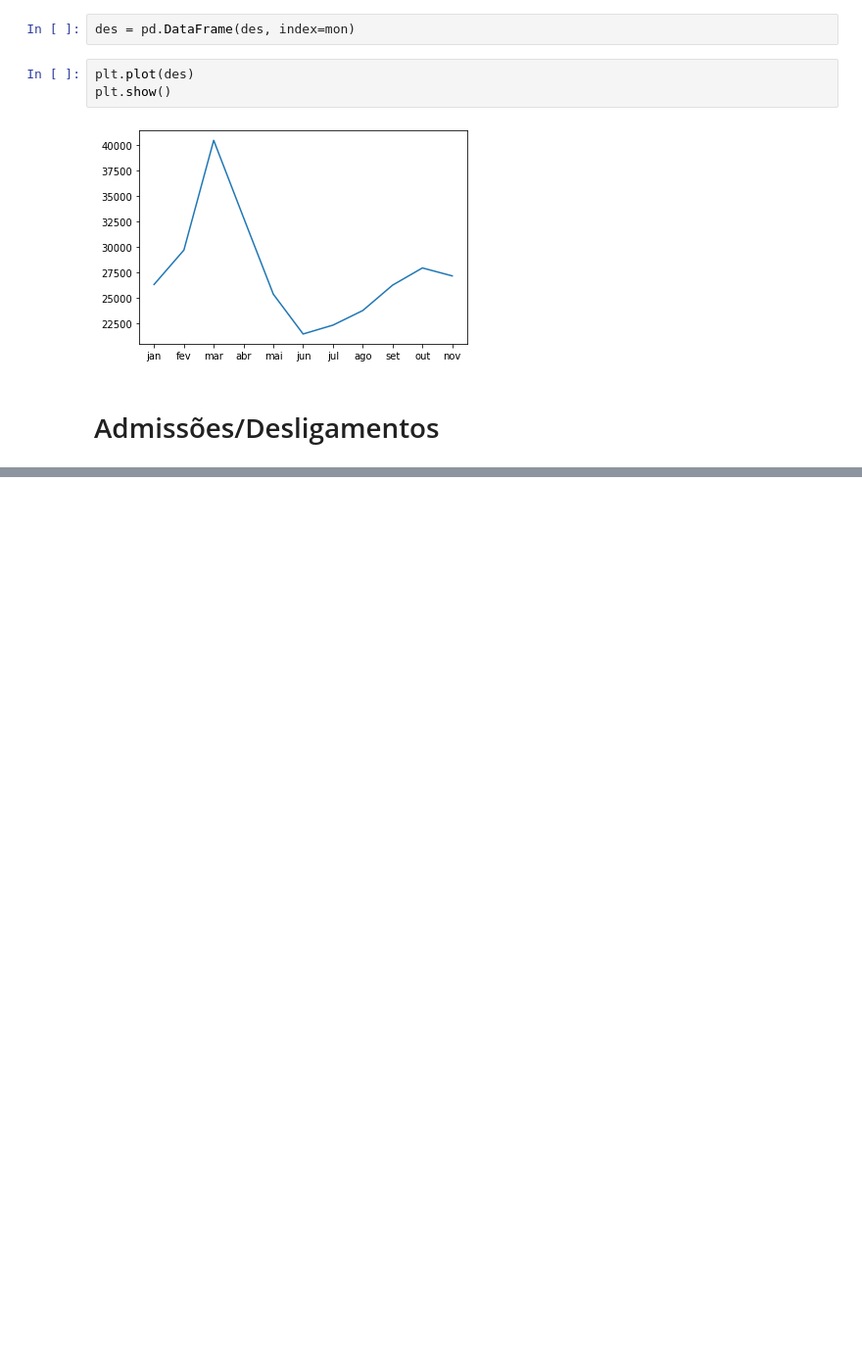
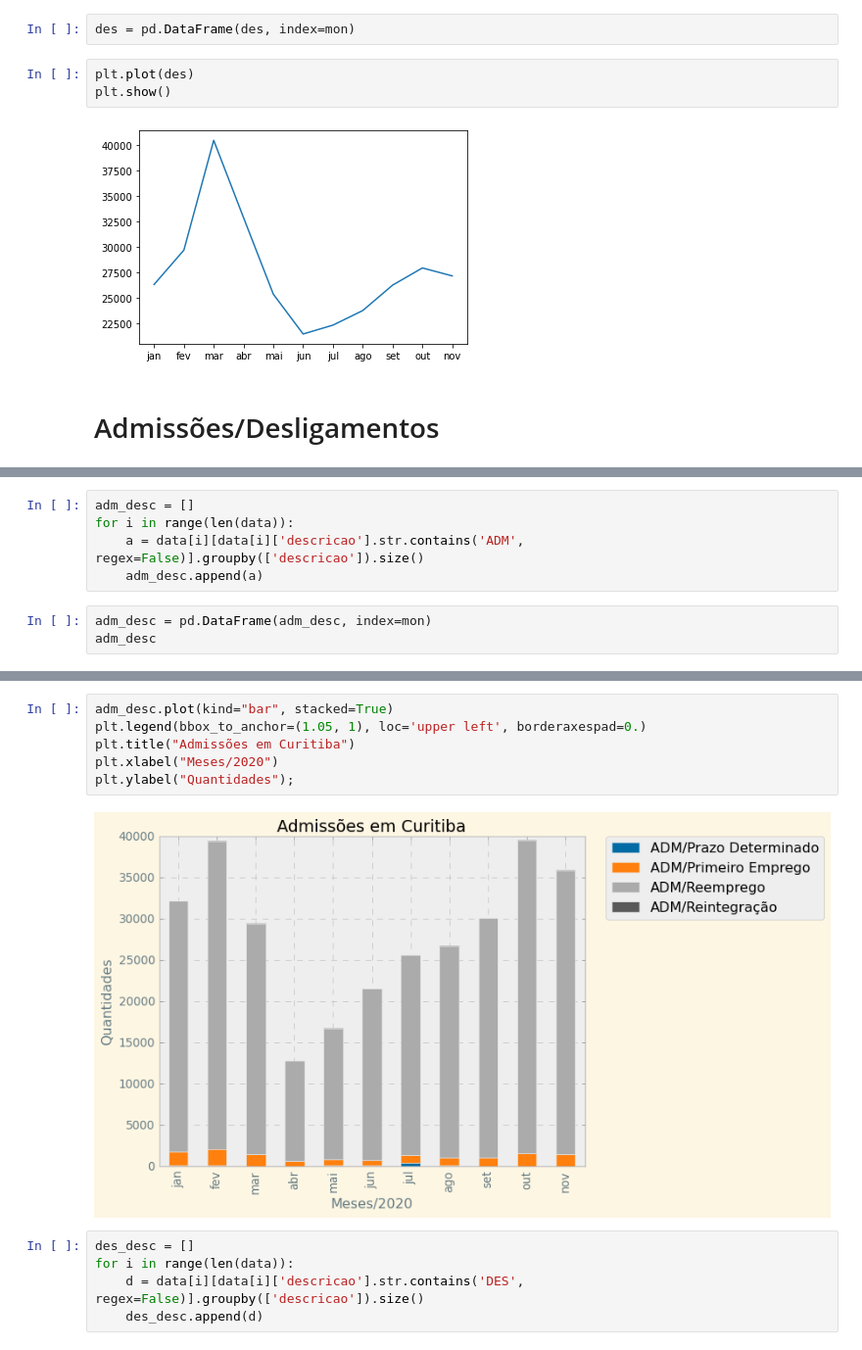
Before and after one commit to emariot/CAGED-CWB, a Jupyter notebook: Novo Caged.ipynb, the cells around one changed output, grey strips where cells are left out. Shown: that part at 98% size. Saved outputs shown, nothing was run; the diff lists cells and outputs as text; blank space fills up the shorter version.

```diff
--- a/Novo Caged.ipynb
+++ b/Novo Caged.ipynb
@@ -219,0 +229,8 @@ plt.show();
+# %%
+adm_desc = []
+for i in range(len(data)):
+    a = data[i][data[i]['descricao'].str.contains('ADM', regex=False)].groupby(['descricao']).size()
+    adm_desc.append(a)
+# %%
+adm_desc = pd.DataFrame(adm_desc, index=mon)
+adm_desc
@@ -219,0 +250,13 @@ plt.show();
+# %%
+adm_desc.plot(kind="bar", stacked=True)
+plt.legend(bbox_to_anchor=(1.05, 1), loc='upper left', borderaxespad=0.)
+plt.title("Admissões em Curitiba")
+plt.xlabel("Meses/2020")
+plt.ylabel("Quantidades");
+# %% [output]
+[figure, added]
+# %%
+des_desc = []
+for i in range(len(data)):
+    d = data[i][data[i]['descricao'].str.contains('DES', regex=False)].groupby(['descricao']).size()
+    des_desc.append(d)
```
Also changed, not shown: parts of 8 cells of this notebook.
